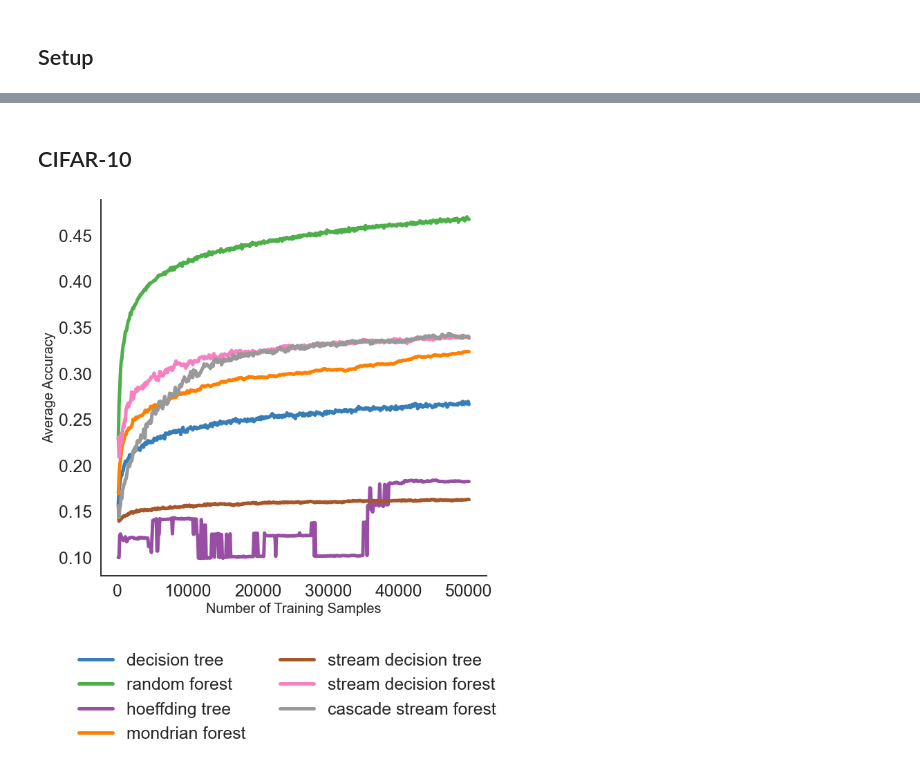
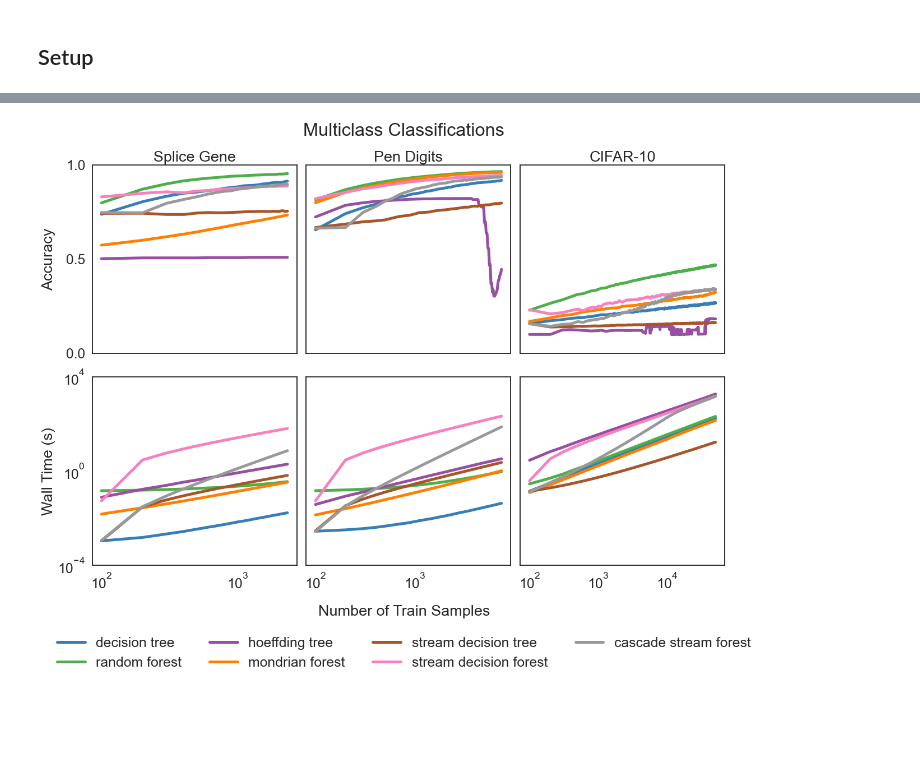
Before and after one commit to neurodata/SDTF, a Jupyter notebook: benchmarks/visual.ipynb, the cells around one changed output, grey strips where cells are left out. Drawn from its saved outputs; the diff is of its cells as text; code cells hidden in the pictures; blank space fills up the shorter version.

Commit message:
Visualize accuracy & wall times

```diff
--- a/benchmarks/visual.ipynb
+++ b/benchmarks/visual.ipynb
@@ -35,3 +44,5 @@ legends = [
     "stream decision forest",
     "cascade stream forest",
 ]
+datasets = ["splice", "pendigits", "cifar10"]
+ranges = [2400, 7500, 50100]
@@ -88,2 +68,0 @@ for legobj in leg.legendHandles:
-# %% [markdown]
-## CIFAR-10
@@ -95,18 +69,56 @@ for prefix in prefixes:
-# %%
-n_train = range(100, 50100, 100)
-
-fig, ax = plt.subplots(figsize=(10, 10))
-ax.set_xlabel("Number of Training Samples", fontsize=20)
-ax.set_ylabel("Average Accuracy", fontsize=20)
-ax.spines["right"].set_visible(False)
-ax.spines["top"].set_visible(False)
-
-for i in range(7):
-    plt.plot(n_train, acc_ls[i], label=legends[i], lw=5)
-leg = plt.legend(bbox_to_anchor=(0.5, 0), bbox_transform=plt.gcf().transFigure,
-                     ncol=2, loc='upper center')
-leg.get_frame().set_linewidth(0.0)
-for legobj in leg.legendHandles:
-    legobj.set_linewidth(5.0)
-# %% [output]
-[figure, removed]
+# %%
+fig, ax = plt.subplots(nrows=2, ncols=3, figsize=(17, 11), constrained_layout=True)
+
+plt.suptitle("Multiclass Classifications", x=0.53, y=1.03, va="baseline")
+fig.text(0.53, -0.05, "Number of Train Samples", ha="center")
+xtitles = ["Splice Gene", "Pen Digits", "CIFAR-10"]
+ytitles = ["Accuracy", "Wall Time (s)"]
+ylimits = [[0, 1], [1e-4, 1e4]]
+yticks = [[0, 0.5, 1], [1e-4, 1e0, 1e4]]
+
+for i, row in enumerate(ax):
+    for j, col in enumerate(row):
+        count = 3 * i + j
+        col.set_xscale("log")
+        col.set_ylim(ylimits[i])
+
+        n_train = range(100, ranges[j], 100)
+
+        # Label x axis and plot figures
+        if count < 3:
+            col.set_xticks([])
+            col.set_title(xtitles[j])
+            plot_acc(col, ls, j, n_train)
+        else:
+            if count == 5:
+                col.set_xticks([1e2, 1e3, 1e4, 1e5])
+            else:
+                col.set_xticks([1e2, 1e3, 1e4])
+            col.set_yscale("log")
+            plot_acc(col, ls, j + 3, n_train)
+
+        # Label y axis
+        if count % 3 == 0:
+            col.set_yticks(yticks[i])
+            col.set_ylabel(ytitles[i])
+        else:
+            col.set_yticks([])
+
+fig.align_ylabels(
+    ax[
+        :,
+    ]
+)
+
+leg = fig.legend(
+    bbox_to_anchor=(0.53, -0.2),
+    bbox_transform=plt.gcf().transFigure,
+    ncol=4,
+    loc="lower center",
+)
+leg.get_frame().set_linewidth(0.0)
+for legobj in leg.legendHandles:
+    legobj.set_linewidth(5.0)
+plt.savefig("visual.pdf", transparent=True, bbox_inches="tight")
+# %% [output]
+[figure, added]
```
Also changed, not shown: parts of 9 cells of this notebook.
